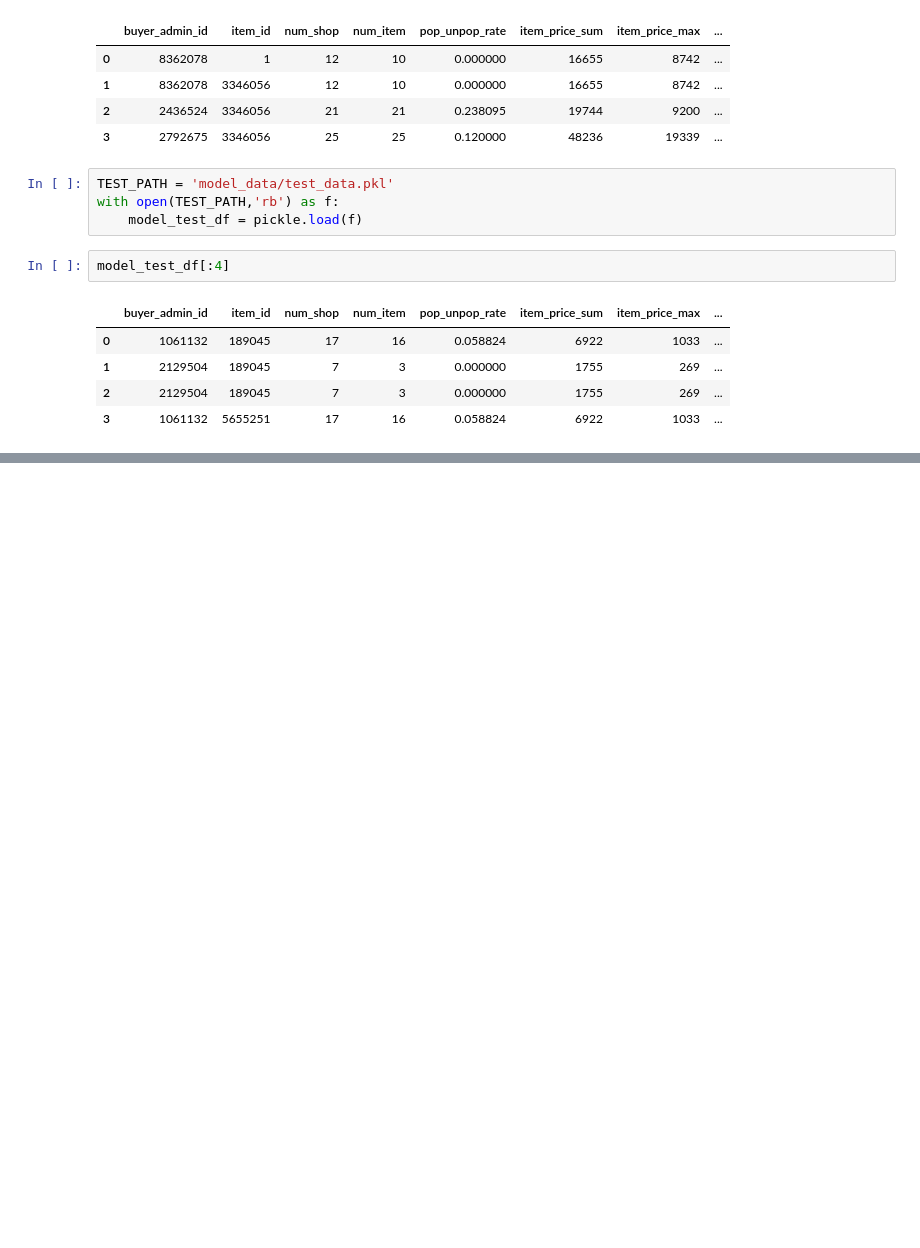
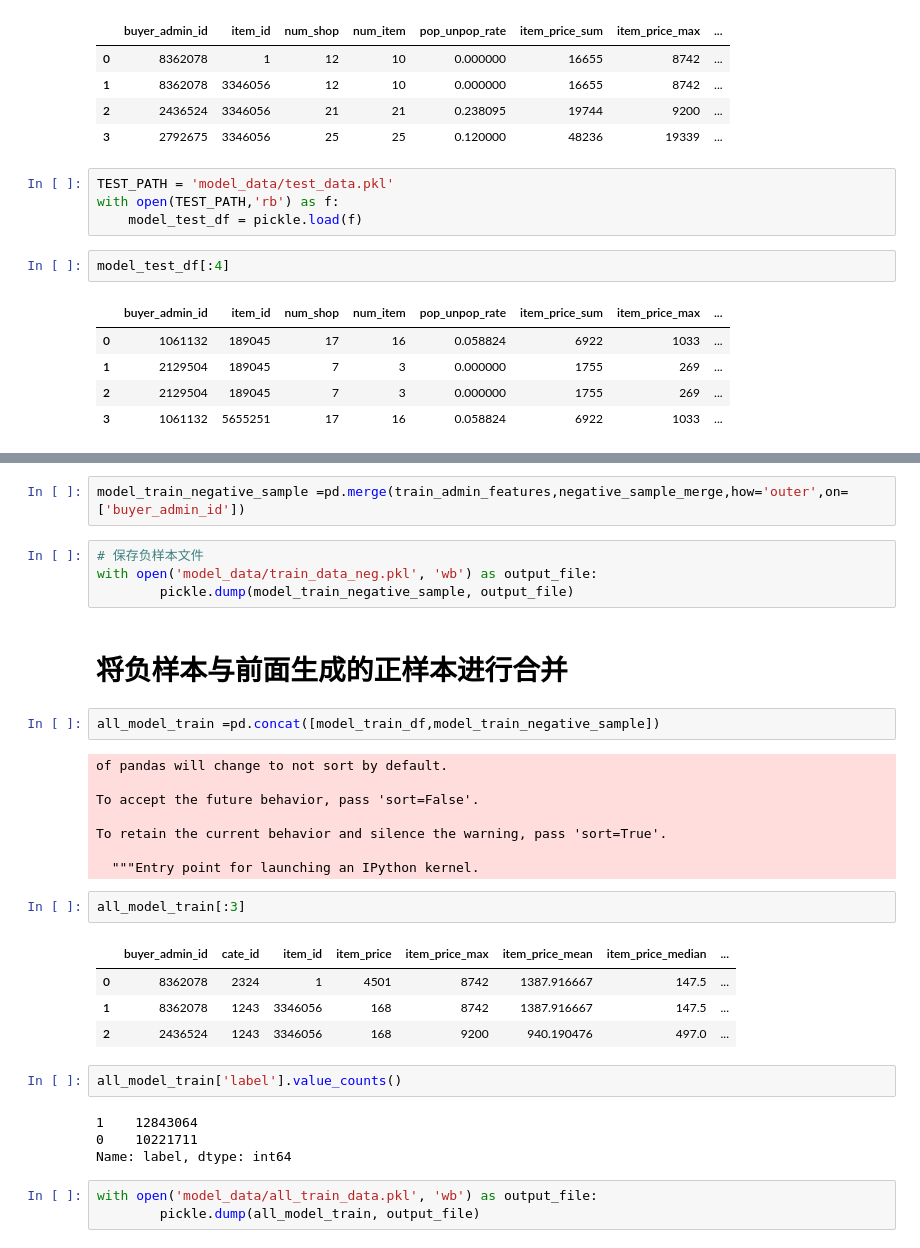
Before and after one commit to chenyaohlgs/anTaiCompetition, a Jupyter notebook: src/TraingTestData.ipynb, the cells around one changed output, grey strips where cells are left out. Saved outputs shown, nothing was run; the diff lists cells and outputs as text; blank space fills up the shorter version.

```diff
--- a/src/TraingTestData.ipynb
+++ b/src/TraingTestData.ipynb
@@ -122,0 +192,34 @@ model_test_df[:4]
+# %%
+model_train_negative_sample =pd.merge(train_admin_features,negative_sample_merge,how='outer',on=['buyer_admin_id'])
+# %%
+# 保存负样本文件
+with open('model_data/train_data_neg.pkl', 'wb') as output_file:
+        pickle.dump(model_train_negative_sample, output_file)
+# %% [markdown]
+# 将负样本与前面生成的正样本进行合并
+# %%
+all_model_train =pd.concat([model_train_df,model_train_negative_sample])
+# %% [output]
+of pandas will change to not sort by default.
+
+To accept the future behavior, pass 'sort=False'.
+
+To retain the current behavior and silence the warning, pass 'sort=True'.
+
+  """Entry point for launching an IPython kernel.
+# %%
+all_model_train[:3]
+# %% [output]
+|  | buyer_admin_id | cate_id | item_id | item_price | item_price_max | item_price_mean | item_price_median | ... |
+| 0 | 8362078 | 2324 | 1 | 4501 | 8742 | 1387.916667 | 147.5 | ... |
+| 1 | 8362078 | 1243 | 3346056 | 168 | 8742 | 1387.916667 | 147.5 | ... |
+| 2 | 2436524 | 1243 | 3346056 | 168 | 9200 | 940.190476 | 497.0 | ... |
+# %%
+all_model_train['label'].value_counts()
+# %% [output]
+1    12843064
+0    10221711
+Name: label, dtype: int64
+# %%
+with open('model_data/all_train_data.pkl', 'wb') as output_file:
+        pickle.dump(all_model_train, output_file)
```
Also changed, not shown: parts of 18 cells of this notebook, 7 other files.
